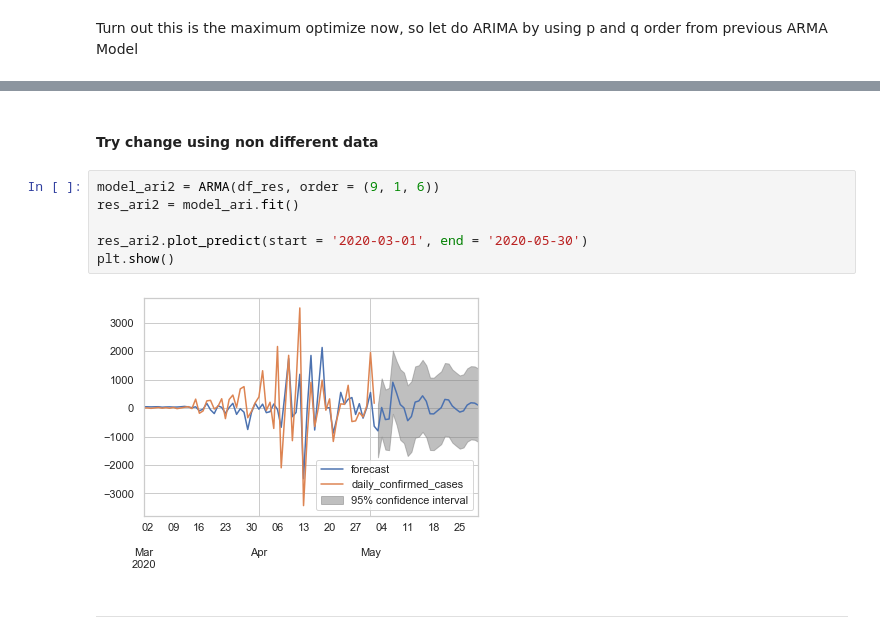
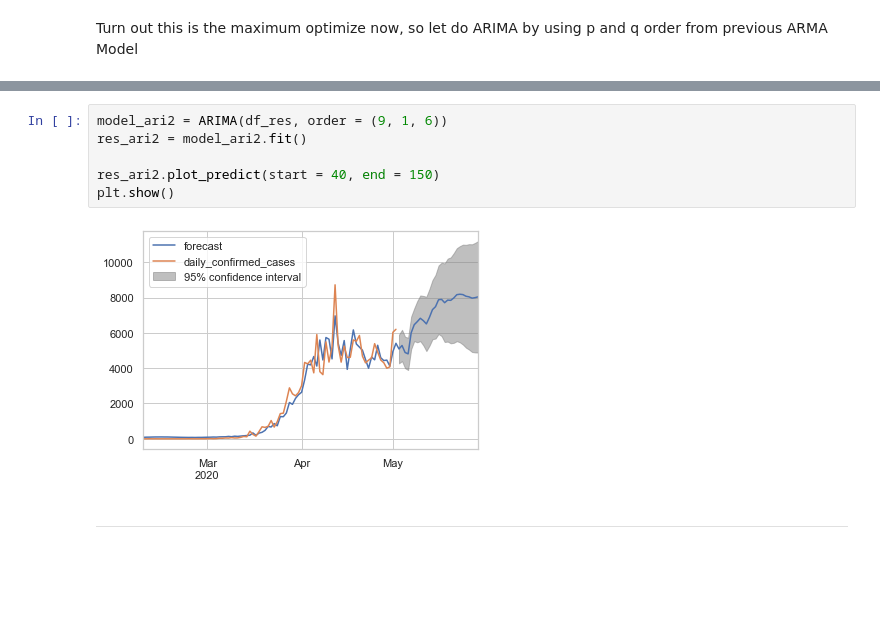
Before and after one commit to kate006naja/MachineLearningClassCode, a Jupyter notebook: project/Task2.ipynb, the cells around one changed output, grey strips where cells are left out. Saved outputs shown, nothing was run; the diff lists cells and outputs as text; blank space fills up the shorter version.

```diff
--- a/project/Task2.ipynb
+++ b/project/Task2.ipynb
@@ -239,13 +249,11 @@ plt.show()
-# %% [markdown]
-#### Try change using non different data
 # %%
-model_ari2 = ARMA(df_res, order = (9, 1, 6))
-res_ari2 = model_ari.fit()
+model_ari2 = ARIMA(df_res, order = (9, 1, 6))
+res_ari2 = model_ari2.fit()
 
-res_ari2.plot_predict(start = '2020-03-01', end = '2020-05-30')
+res_ari2.plot_predict(start = 40, end = 150)
 plt.show()
 # %% [output]
-[figure, old version]
+[figure, new version]
 # %% [markdown]
 <hr>
 # %% [markdown]
```
Also changed, not shown: parts of 8 cells of this notebook.
